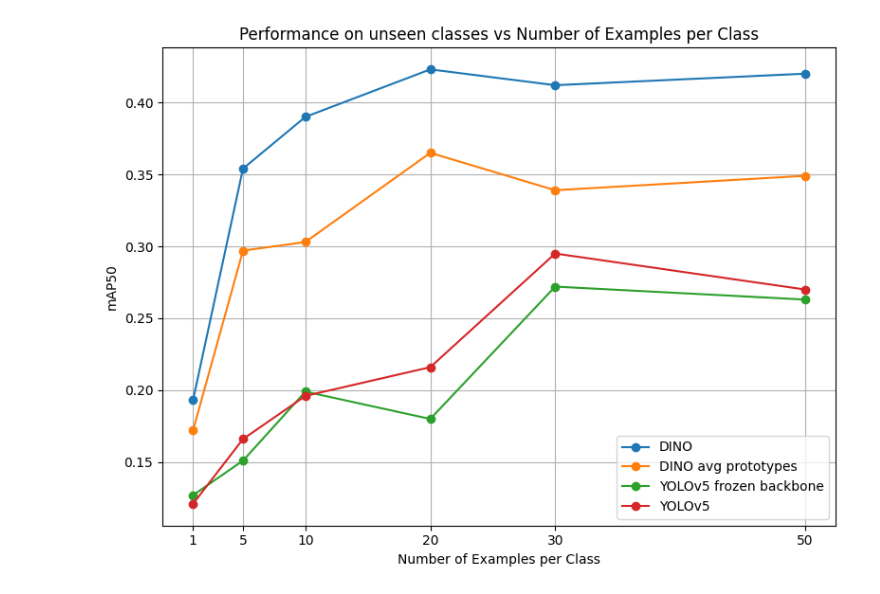
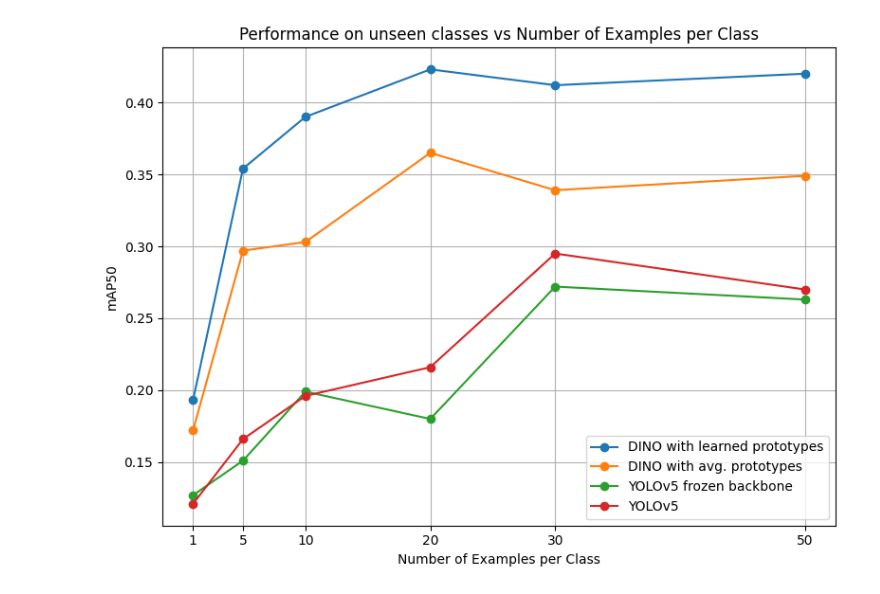
Before and after one commit to xavibou/ovdsat, a Jupyter notebook: plots.ipynb, the cells around one changed output. Saved outputs shown, nothing was run; the diff lists cells and outputs as text; code cells hidden in the pictures.

```diff
--- a/plots.ipynb
+++ b/plots.ipynb
@@ -1,31 +1,31 @@
 # %%
 import matplotlib.pyplot as plt
 
 simd_emb_map50_base = [0.200, 0.603, 0.276, 0.411, 0.388, 0.49275]  # mAP scores for base classes
 simd_emb_map50_rare_dino = [0.193, 0.354, 0.390, 0.423, 0.412, 0.420]  # mAP scores for rare classes
 simd_emb_map50_rare_yolo_frozen = [0.127, 0.151, 0.199, 0.180, 0.272, 0.263]
 simd_emb_map50_rare_yolo = [0.121, 0.166, 0.196, 0.216, 0.295, 0.270]
 simd_emb_map50_rare_dino_avg = [0.172, 0.297, 0.303, 0.365, 0.339, 0.349]
 
 # Number of examples per class
 N = [1, 5, 10, 20, 30, 50]
 
 # Plotting the results
 plt.figure(figsize=(8, 6))
 
-plt.plot(N, simd_emb_map50_rare_dino, marker='o', label='DINO')
-plt.plot(N, simd_emb_map50_rare_dino_avg, marker='o', label='DINO avg prototypes')
+plt.plot(N, simd_emb_map50_rare_dino, marker='o', label='DINO with learned prototypes')
+plt.plot(N, simd_emb_map50_rare_dino_avg, marker='o', label='DINO with avg. prototypes')
 plt.plot(N, simd_emb_map50_rare_yolo_frozen, marker='o', label='YOLOv5 frozen backbone')
 plt.plot(N, simd_emb_map50_rare_yolo, marker='o', label='YOLOv5')
 
 plt.title('Performance on unseen classes vs Number of Examples per Class')
 plt.xlabel('Number of Examples per Class')
 plt.ylabel('mAP50')
 plt.xticks(N)  # Set x-axis ticks to the values in N
 plt.grid(True)
 plt.legend()
 plt.tight_layout()
 
 plt.show()
 # %% [output]
-[figure, old version]
+[figure, new version]
```
Also changed, not shown: 3 other files.
